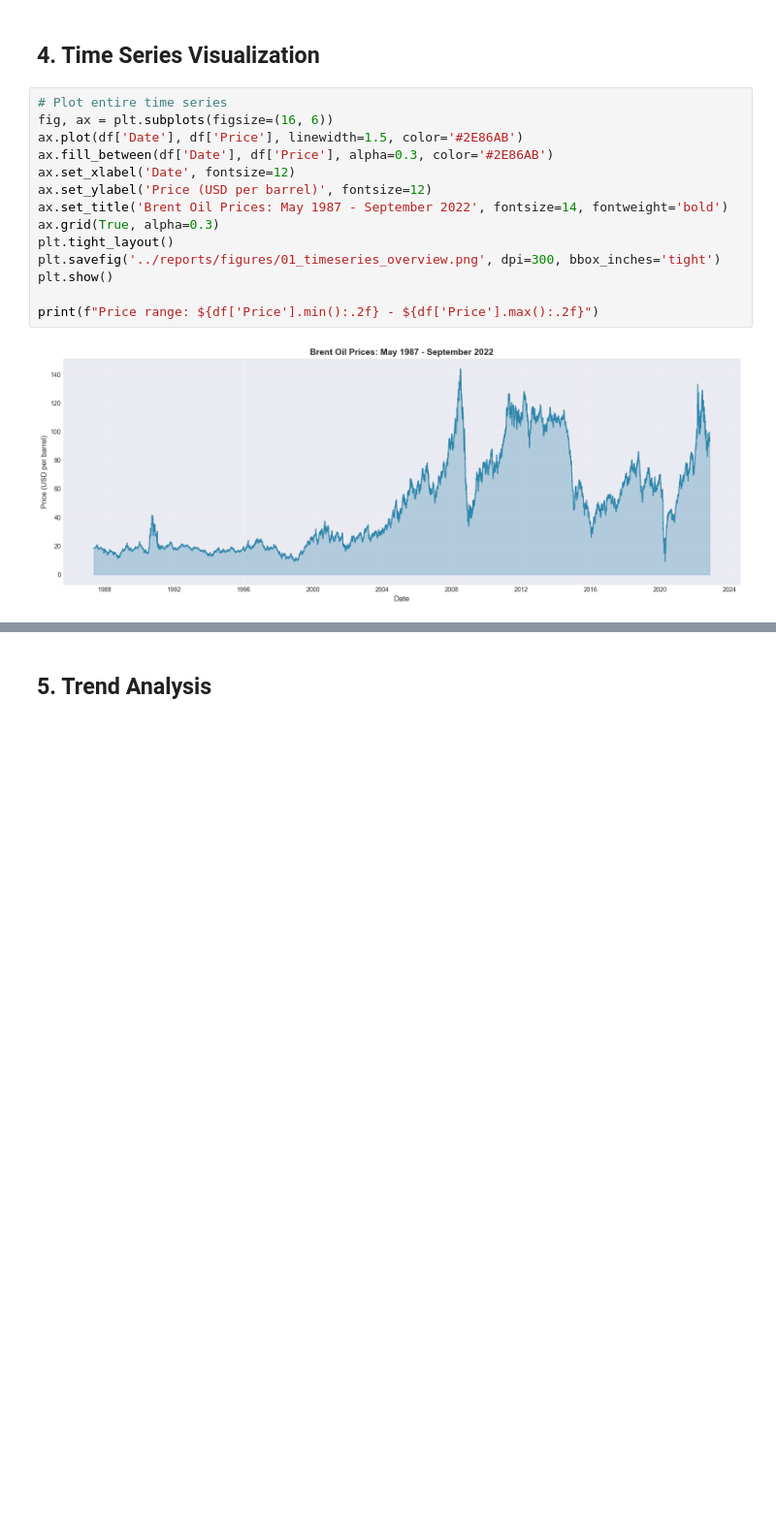
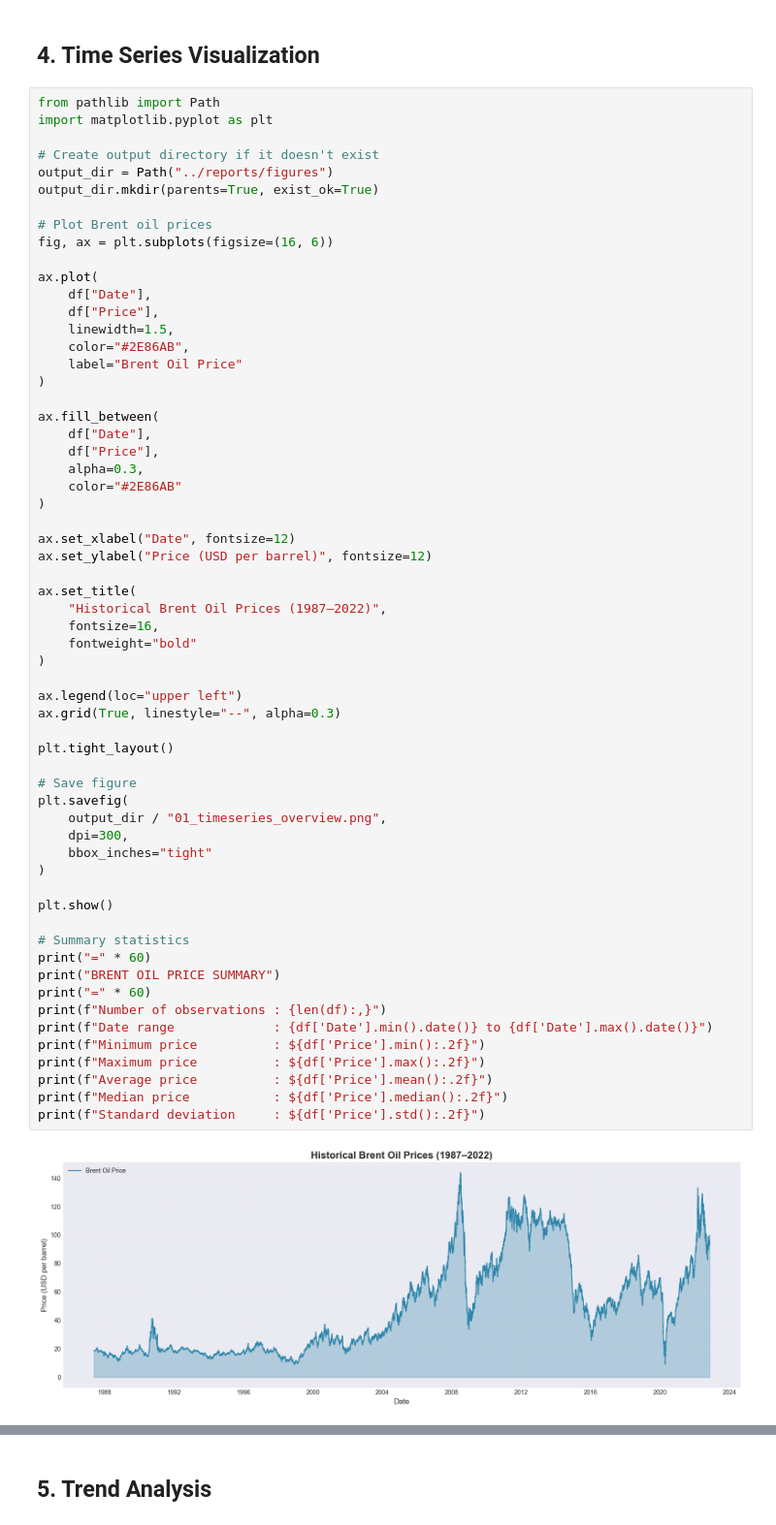
Before and after one commit to Simbogj/change-point-analysis, a Jupyter notebook: notebooks/01_EDAs.ipynb, the cells around one changed output, grey strips where cells are left out. Shown at 97% size. Drawn from its saved outputs; the diff is of its cells as text; blank space fills up the shorter version.

```diff
--- a/notebooks/01_EDAs.ipynb
+++ b/notebooks/01_EDAs.ipynb
@@ -94,18 +94,64 @@ dtype: object
 # %% [markdown]
 ## 4. Time Series Visualization
 # %%
-# Plot entire time series
+from pathlib import Path
+import matplotlib.pyplot as plt
+
+# Create output directory if it doesn't exist
+output_dir = Path("../reports/figures")
+output_dir.mkdir(parents=True, exist_ok=True)
+
+# Plot Brent oil prices
 fig, ax = plt.subplots(figsize=(16, 6))
-ax.plot(df['Date'], df['Price'], linewidth=1.5, color='#2E86AB')
-ax.fill_between(df['Date'], df['Price'], alpha=0.3, color='#2E86AB')
-ax.set_xlabel('Date', fontsize=12)
-ax.set_ylabel('Price (USD per barrel)', fontsize=12)
-ax.set_title('Brent Oil Prices: May 1987 - September 2022', fontsize=14, fontweight='bold')
-ax.grid(True, alpha=0.3)
+
+ax.plot(
+    df["Date"],
+    df["Price"],
+    linewidth=1.5,
+    color="#2E86AB",
+    label="Brent Oil Price"
+)
+
+ax.fill_between(
+    df["Date"],
+    df["Price"],
+    alpha=0.3,
+    color="#2E86AB"
+)
+
+ax.set_xlabel("Date", fontsize=12)
+ax.set_ylabel("Price (USD per barrel)", fontsize=12)
+
+ax.set_title(
+    "Historical Brent Oil Prices (1987–2022)",
+    fontsize=16,
+    fontweight="bold"
+)
+
+ax.legend(loc="upper left")
+ax.grid(True, linestyle="--", alpha=0.3)
+
 plt.tight_layout()
-plt.savefig('../reports/figures/01_timeseries_overview.png', dpi=300, bbox_inches='tight')
+
+# Save figure
+plt.savefig(
+    output_dir / "01_timeseries_overview.png",
+    dpi=300,
+    bbox_inches="tight"
+)
+
 plt.show()
 
-print(f"Price range: ${df['Price'].min():.2f} - ${df['Price'].max():.2f}")
+# Summary statistics
+print("=" * 60)
+print("BRENT OIL PRICE SUMMARY")
+print("=" * 60)
+print(f"Number of observations : {len(df):,}")
+print(f"Date range             : {df['Date'].min().date()} to {df['Date'].max().date()}")
+print(f"Minimum price          : ${df['Price'].min():.2f}")
+print(f"Maximum price          : ${df['Price'].max():.2f}")
+print(f"Average price          : ${df['Price'].mean():.2f}")
+print(f"Median price           : ${df['Price'].median():.2f}")
+print(f"Standard deviation     : ${df['Price'].std():.2f}")
 # %% [output]
-[figure, old version]
+[figure, new version]
```
Also changed, not shown: parts of 11 cells of this notebook.
